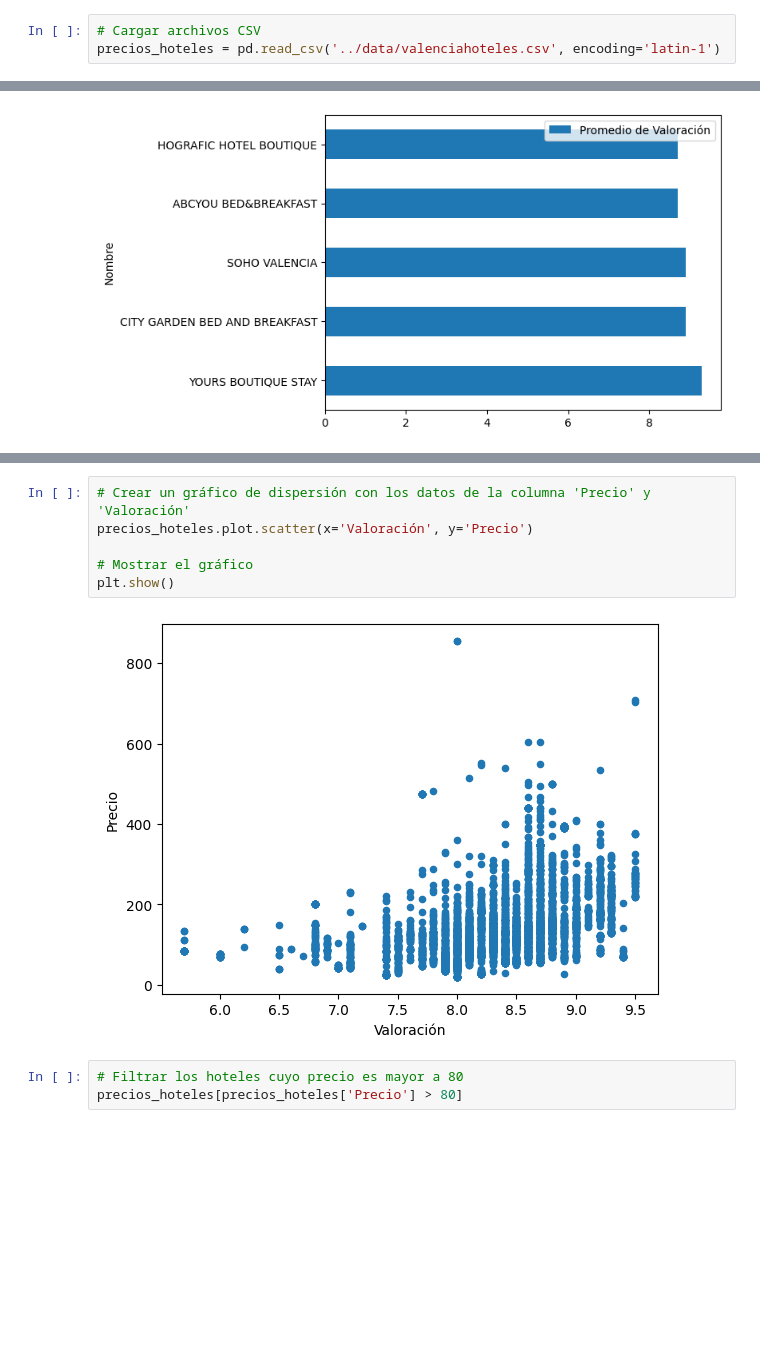
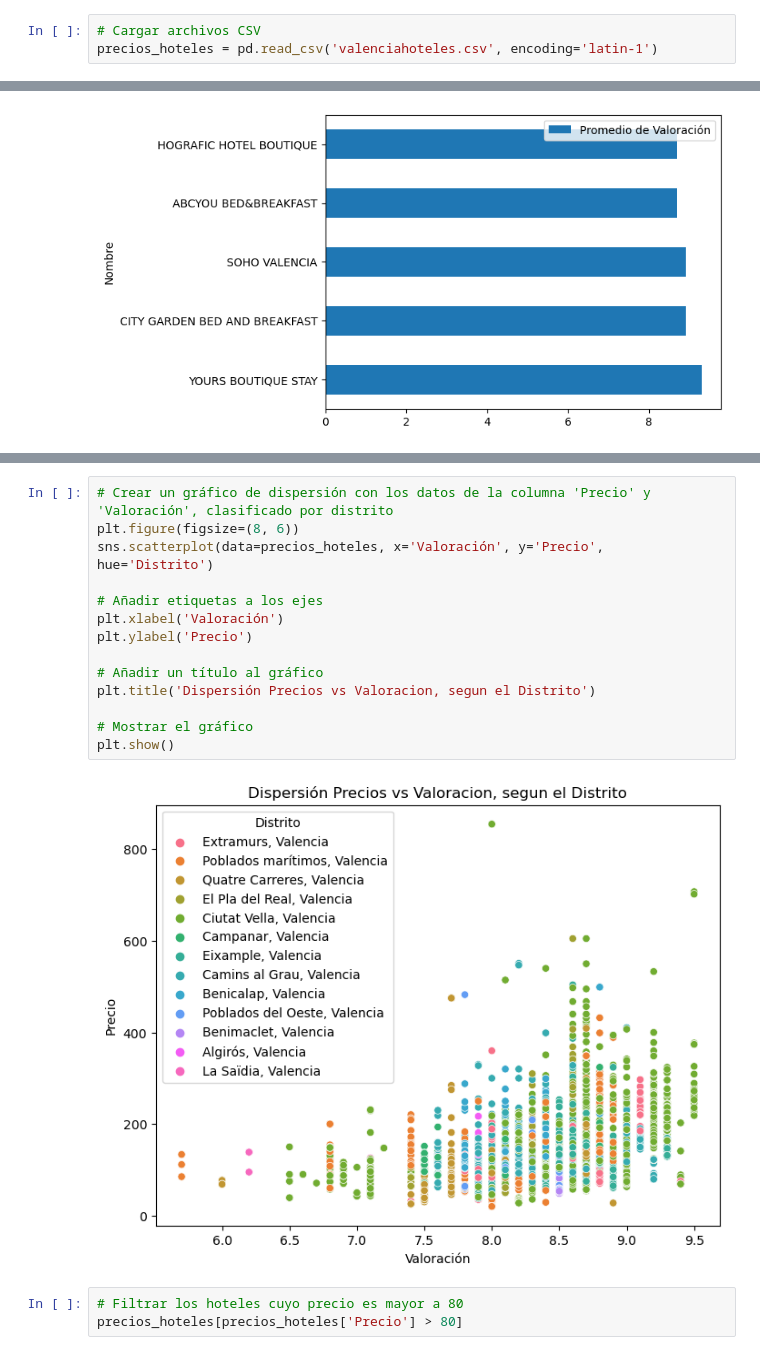
Before and after one commit to LMmansilla/Grupo14_Procesamiento, a Jupyter notebook: PD_valencia hoteles.ipynb, the cells around one changed output, grey strips where cells are left out. Saved outputs shown, nothing was run; the diff lists cells and outputs as text; blank space fills up the shorter version.

Commit message:
creacion graficas
creacion de graficas de distribucion de precio y valoracion de los horales

```diff
--- a/PD_valencia hoteles.ipynb
+++ b/PD_valencia hoteles.ipynb
@@ -9,6 +8,6 @@ import heapq
 # %%
 # Cargar archivos CSV
-precios_hoteles = pd.read_csv('../data/valenciahoteles.csv', encoding='latin-1')
+precios_hoteles = pd.read_csv('valenciahoteles.csv', encoding='latin-1')
 # %%
 # Se visualiza el número de registros y variables
 precios_hoteles.shape
@@ -349,11 +394,19 @@ plt.show()
 # %%
-# Crear un gráfico de dispersión con los datos de la columna 'Precio' y 'Valoración'
-precios_hoteles.plot.scatter(x='Valoración', y='Precio')
+# Crear un gráfico de dispersión con los datos de la columna 'Precio' y 'Valoración', clasificado por distrito
+plt.figure(figsize=(8, 6))
+sns.scatterplot(data=precios_hoteles, x='Valoración', y='Precio', hue='Distrito')
+
+# Añadir etiquetas a los ejes
+plt.xlabel('Valoración')
+plt.ylabel('Precio')
+
+# Añadir un título al gráfico
+plt.title('Dispersión Precios vs Valoracion, segun el Distrito')
 
 # Mostrar el gráfico
 plt.show()
 # %% [output]
-[figure, old version]
+[figure, new version]
 # %%
 # Filtrar los hoteles cuyo precio es mayor a 80
 precios_hoteles[precios_hoteles['Precio'] > 80]
```
Also changed, not shown: parts of 6 cells of this notebook.
